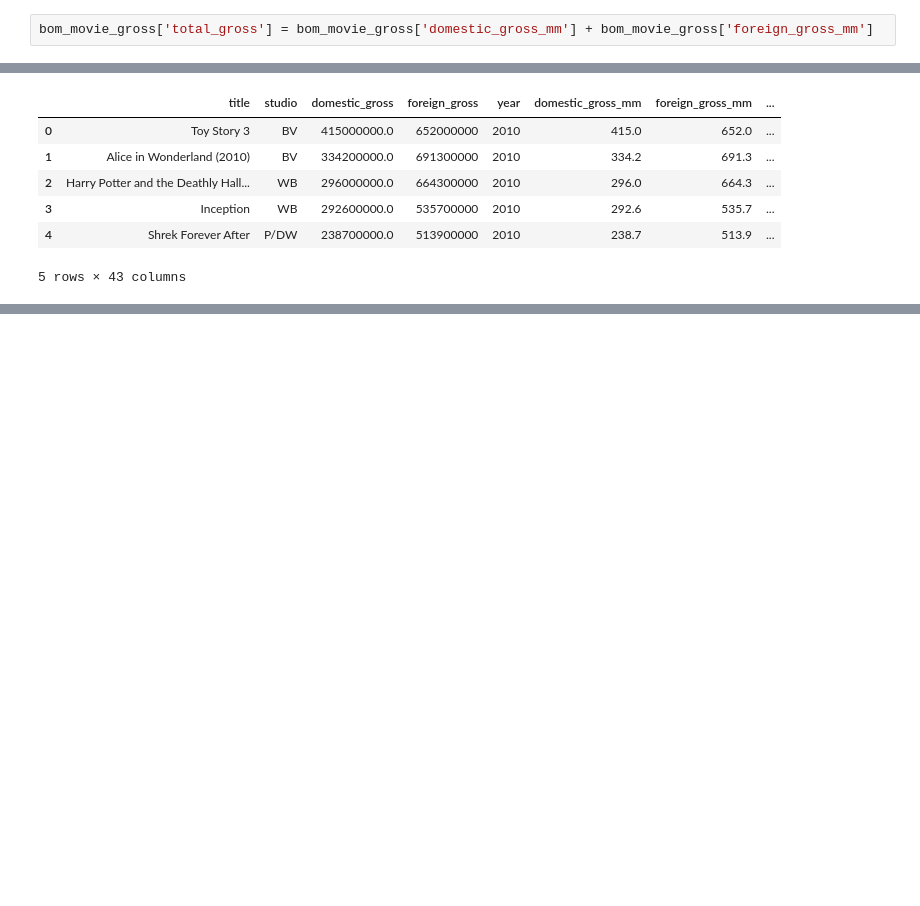
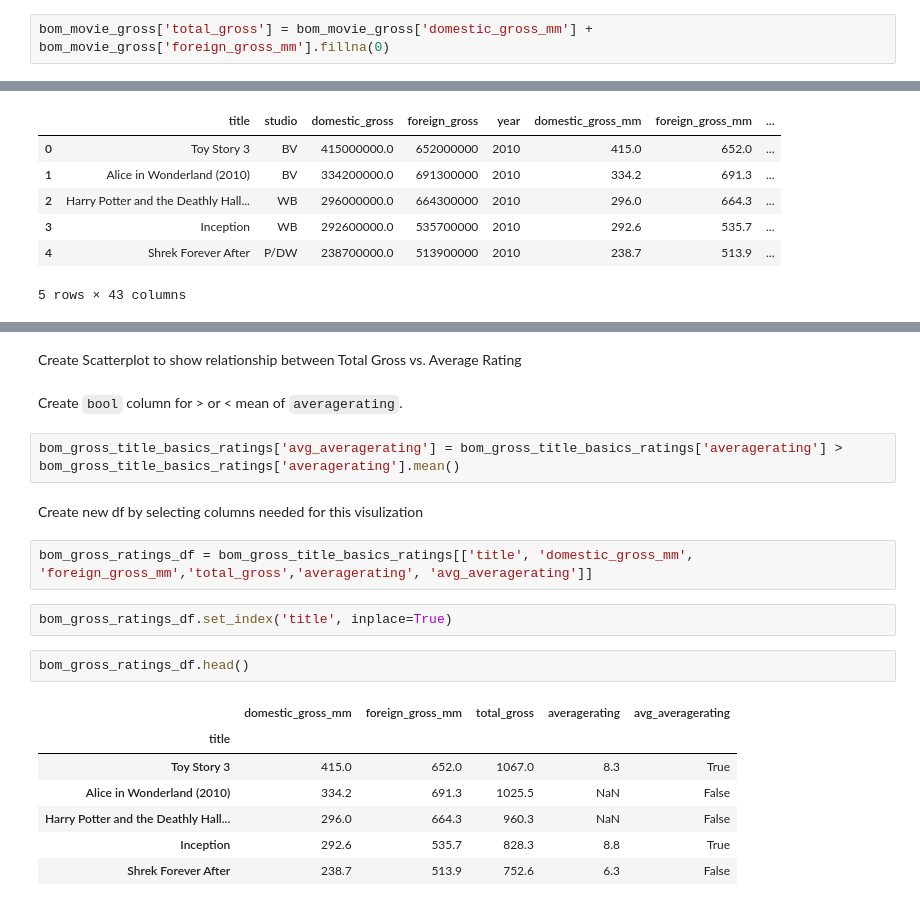
Before and after one commit to etr359/project-1-movie-analysis, a Jupyter notebook: project1_analysis_MASTER.ipynb, the cells around one changed output, grey strips where cells are left out. Drawn from its saved outputs; the diff is of its cells as text; blank space fills up the shorter version.

```diff
--- a/project1_analysis_MASTER.ipynb
+++ b/project1_analysis_MASTER.ipynb
@@ -181,4 +191,4 @@ bom_movie_gross.sort_values(by='foreign_gross_mm', ascending=False)[:5]
 # %% [markdown]
 Create a `total_gross` column
 # %%
-bom_movie_gross['total_gross'] = bom_movie_gross['domestic_gross_mm'] + bom_movie_gross['foreign_gross_mm']
+bom_movie_gross['total_gross'] = bom_movie_gross['domestic_gross_mm'] + bom_movie_gross['foreign_gross_mm'].fillna(0)
@@ -374,0 +476,22 @@ bom_gross_title_basics_ratings.head()
+# %% [markdown]
+Create Scatterplot to show relationship between Total Gross vs. Average Rating
+# %% [markdown]
+Create `bool` column for > or < mean of `averagerating`.
+# %%
+bom_gross_title_basics_ratings['avg_averagerating'] = bom_gross_title_basics_ratings['averagerating'] > bom_gross_title_basics_ratings['averagerating'].mean()
+# %% [markdown]
+Create new df by selecting columns needed for this visulization
+# %%
+bom_gross_ratings_df = bom_gross_title_basics_ratings[['title', 'domestic_gross_mm', 'foreign_gross_mm','total_gross','averagerating', 'avg_averagerating']]
+# %%
+bom_gross_ratings_df.set_index('title', inplace=True)
+# %%
+bom_gross_ratings_df.head()
+# %% [output]
+|  | domestic_gross_mm | foreign_gross_mm | total_gross | averagerating | avg_averagerating |
+| title |  |  |  |  |  |
+| Toy Story 3 | 415.0 | 652.0 | 1067.0 | 8.3 | True |
+| Alice in Wonderland (2010) | 334.2 | 691.3 | 1025.5 | NaN | False |
+| Harry Potter and the Deathly Hall... | 296.0 | 664.3 | 960.3 | NaN | False |
+| Inception | 292.6 | 535.7 | 828.3 | 8.8 | True |
+| Shrek Forever After | 238.7 | 513.9 | 752.6 | 6.3 | False |
```
Also changed, not shown: parts of 33 cells of this notebook, 2 other files.
